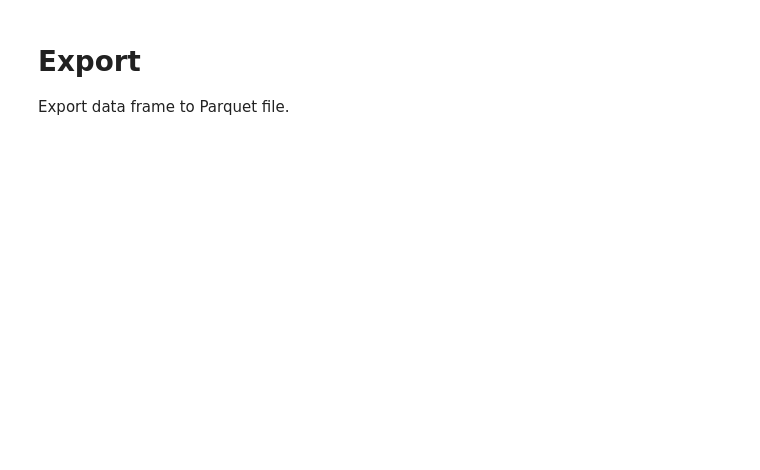
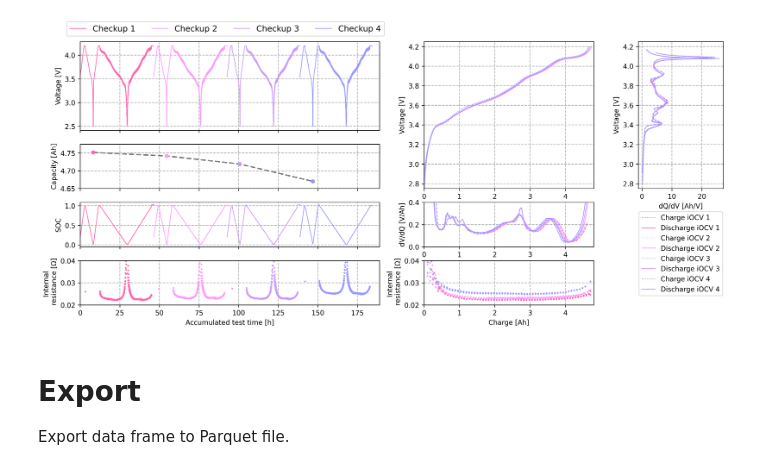
Before and after one commit to eet-tub/pydpeet, a Jupyter notebook: docs/examples/research/2026_KWB/Usage_Example.ipynb, the cells around one changed output. Saved outputs shown, nothing was run; the diff lists cells and outputs as text; code cells hidden in the pictures; blank space fills up the shorter version.

```diff
--- a/docs/examples/research/2026_KWB/Usage_Example.ipynb
+++ b/docs/examples/research/2026_KWB/Usage_Example.ipynb
@@ -330,3 +50,8 @@ plt.show()
+# %%
+from plot_helper import KWB_plot
+KWB_plot(df_merged,ocv_data)
+# %% [output]
+[figure, added]
 # %% [markdown]
 # Export
 
```
Also changed, not shown: parts of 17 cells of this notebook, 5 other files.
